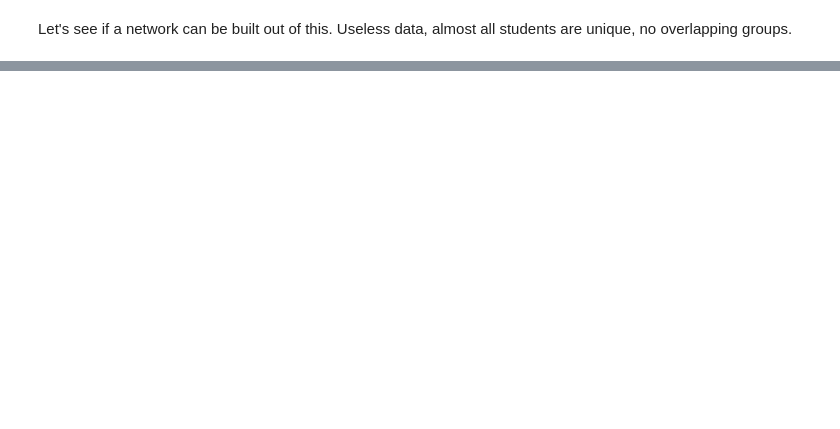
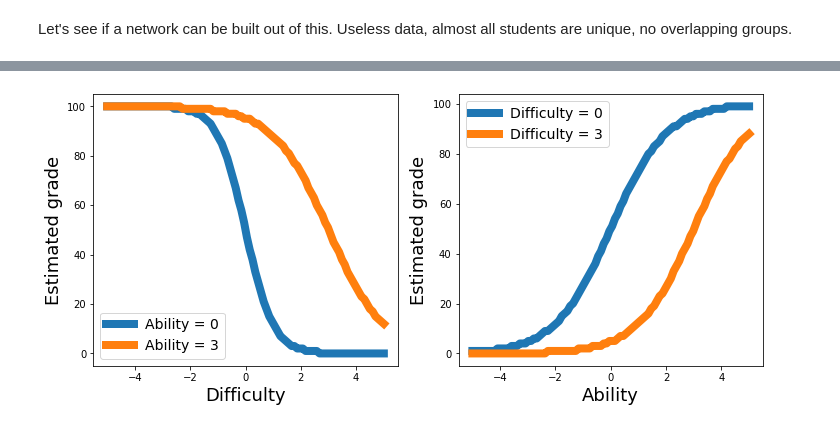
Before and after one commit to harcel/BGM_CourseNetworks, a Jupyter notebook: DataExploration.ipynb, the cells around one changed output, grey strips where cells are left out. Saved outputs shown, nothing was run; the diff lists cells and outputs as text; code cells hidden in the pictures; blank space fills up the shorter version.

```diff
--- a/DataExploration.ipynb
+++ b/DataExploration.ipynb
@@ -130,0 +214,4 @@ Let's see if a network can be built out of this. Useless data, almost all studen
+# %%
+plot_example_grades()
+# %% [output]
+[figure, added]
```
Also changed, not shown: parts of 13 cells of this notebook, 1 other file.
